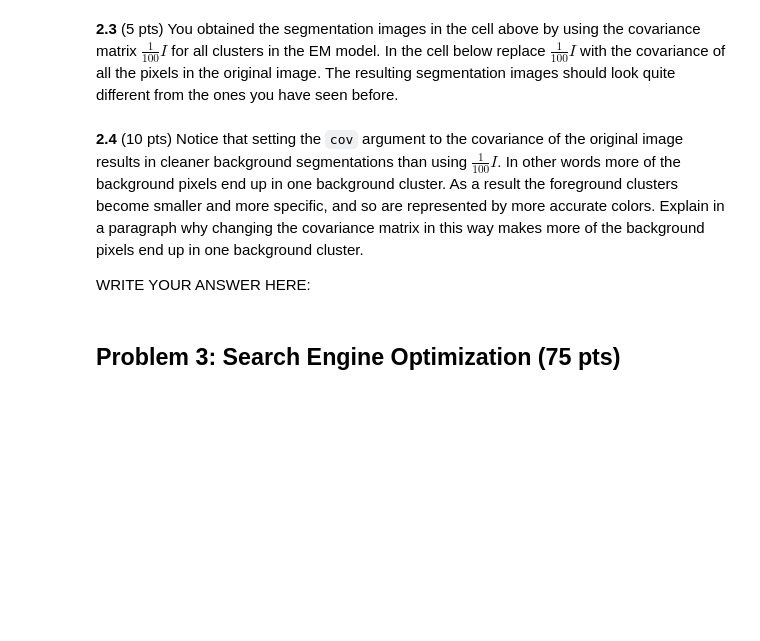
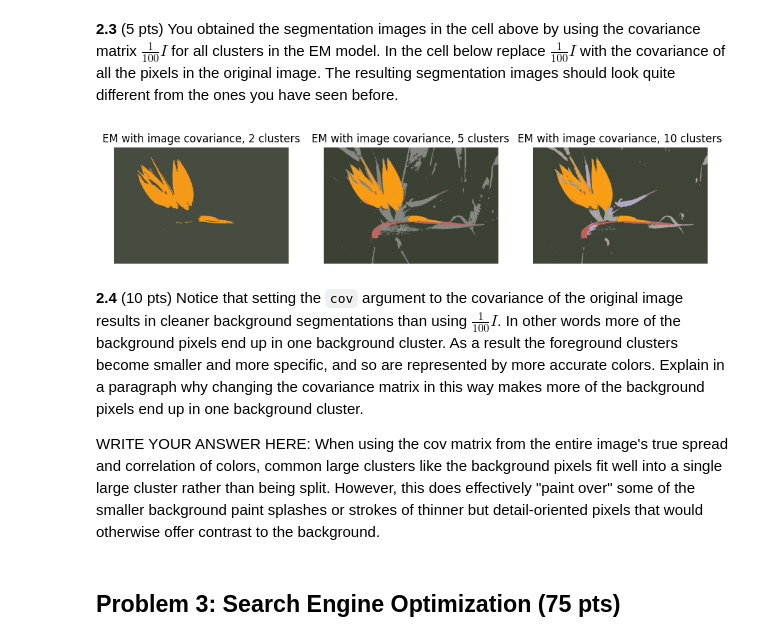
Before and after one commit to aitechroberts/ml_adversary, a Jupyter notebook: HW6.ipynb, the cells around one changed output. Drawn from its saved outputs; the diff is of its cells as text; code cells hidden in the pictures; blank space fills up the shorter version.

```diff
--- a/HW6.ipynb
+++ b/HW6.ipynb
@@ -118,21 +152,24 @@ for i in range(len(num_clusters)):
 # %%
 # Display reconstructed images
 fig = plt.figure(figsize=(12, 12))
 axarr = fig.subplots(1, len(num_clusters))
 for i in range(len(num_clusters)):
 
   # EDIT THE LINE BELOW - DON'T REMOVE THIS COMMENT
-  em = EM(img_array, kmeans=kmeans_list[i], cov=0.01*np.identity(3))
+  em = EM(img_array, kmeans=kmeans_list[i], cov=np.cov(img_array.T))
 
   em.segment()
   axarr[i].imshow(reconstruct_image(em.means, em.labels, w, h, d))
   axarr[i].set_title('EM with image covariance, '
                      + str(num_clusters[i]) + ' clusters')
   axarr[i].axis('off')
+# %% [output]
+[figure, added]
 # %% [markdown]
 **2.4** (10 pts) Notice that setting the `cov` argument to the covariance of the original image results in cleaner background segmentations than using $\frac{1}{100}I$. In other words more of the background pixels end up in one background cluster. As a result the foreground clusters become smaller and more specific, and so are represented by more accurate colors. Explain in a paragraph why changing the covariance matrix in this way makes more of the background pixels end up in one background cluster.
 
 WRITE YOUR ANSWER HERE:
+When using the cov matrix from the entire image's true spread and correlation of colors, common large clusters like the background pixels fit well into a single large cluster rather than being split. However, this does effectively "paint over" some of the smaller background paint splashes or strokes of thinner but detail-oriented pixels that would otherwise offer contrast to the background.
 # %% [markdown]
 ## Problem 3: Search Engine Optimization (75 pts)
 # %% [markdown]
```
Also changed, not shown: parts of 15 cells of this notebook, 5 other files.
